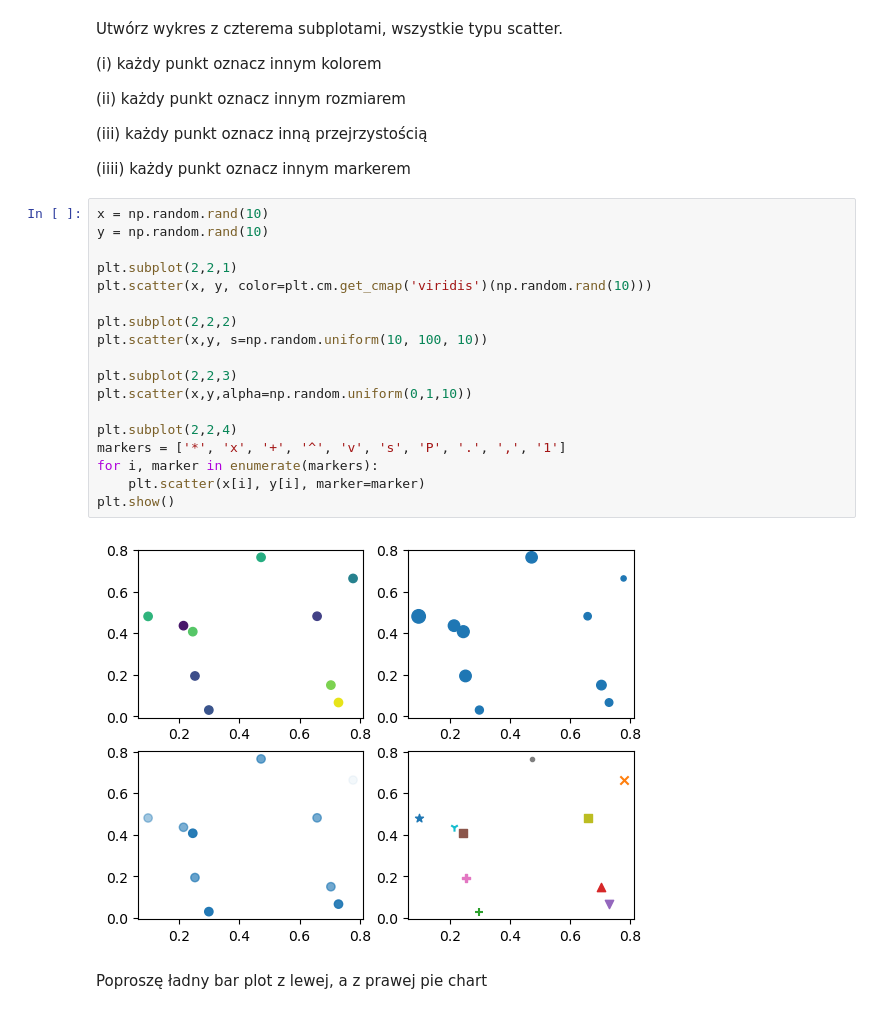
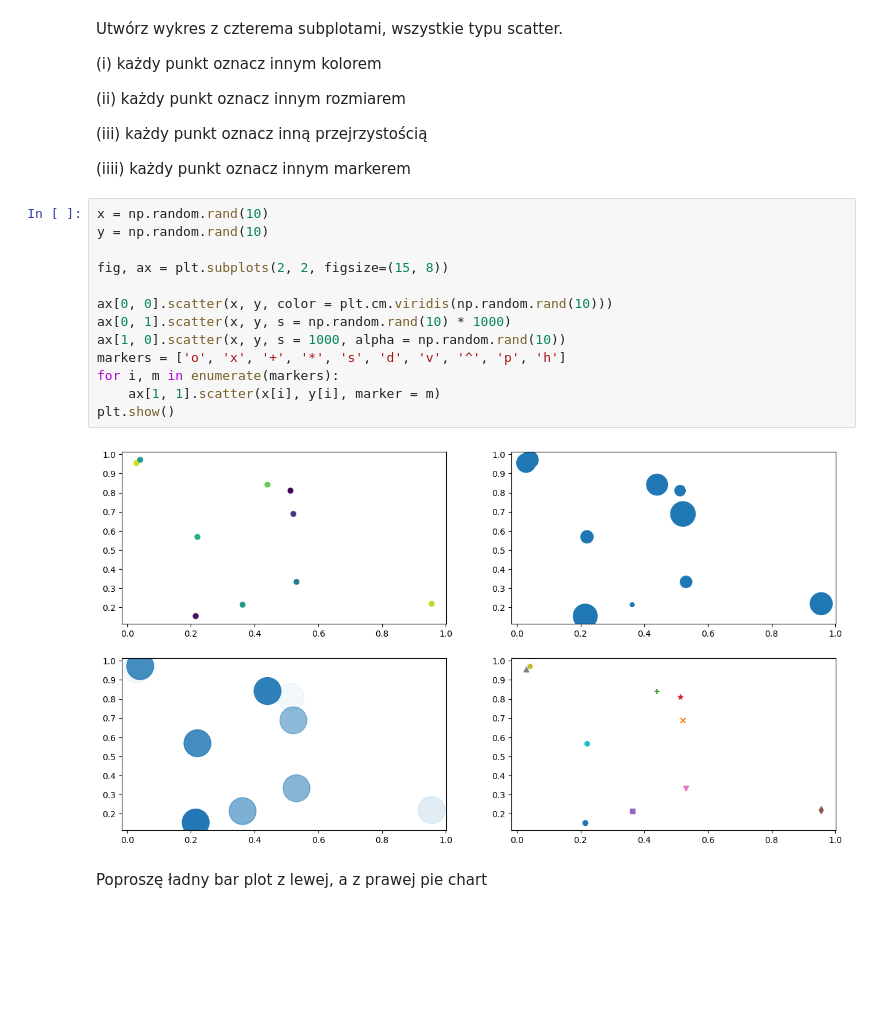
Before and after one commit to KajetanOzog/effective_python, a Jupyter notebook: lab_matplotlib_KajetanOzog.ipynb, the cells around one changed output. Saved outputs shown, nothing was run; the diff lists cells and outputs as text; blank space fills up the shorter version.

```diff
--- a/lab_matplotlib_KajetanOzog.ipynb
+++ b/lab_matplotlib_KajetanOzog.ipynb
@@ -14,23 +14,18 @@ Utwórz wykres z czterema subplotami, wszystkie typu scatter.
 # %%
 x = np.random.rand(10)
 y = np.random.rand(10)
 
-plt.subplot(2,2,1)
-plt.scatter(x, y, color=plt.cm.get_cmap('viridis')(np.random.rand(10)))
+fig, ax = plt.subplots(2, 2, figsize=(15, 8))
 
-plt.subplot(2,2,2)
-plt.scatter(x,y, s=np.random.uniform(10, 100, 10))
-
-plt.subplot(2,2,3)
-plt.scatter(x,y,alpha=np.random.uniform(0,1,10))
-
-plt.subplot(2,2,4)
-markers = ['*', 'x', '+', '^', 'v', 's', 'P', '.', ',', '1']
-for i, marker in enumerate(markers):
-    plt.scatter(x[i], y[i], marker=marker)
+ax[0, 0].scatter(x, y, color = plt.cm.viridis(np.random.rand(10)))
+ax[0, 1].scatter(x, y, s = np.random.rand(10) * 1000)
+ax[1, 0].scatter(x, y, s = 1000, alpha = np.random.rand(10))
+markers = ['o', 'x', '+', '*', 's', 'd', 'v', '^', 'p', 'h']
+for i, m in enumerate(markers):
+    ax[1, 1].scatter(x[i], y[i], marker = m)
 plt.show()
 # %% [output]
-[figure, old version]
+[figure, new version]
 # %% [markdown]
 Poproszę ładny bar plot z lewej, a z prawej pie chart
 # %%
```
Also changed, not shown: parts of 4 cells of this notebook, 4 other files.
